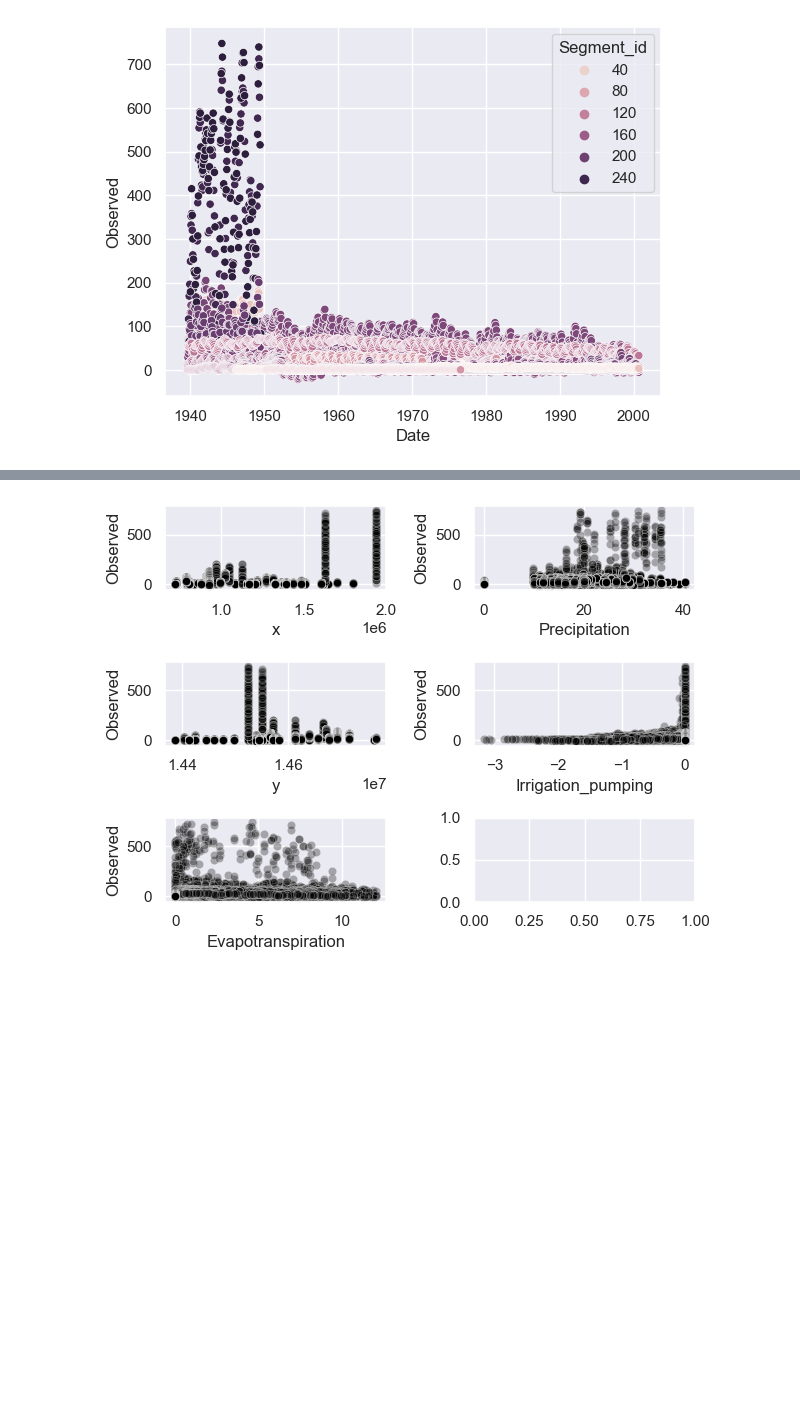
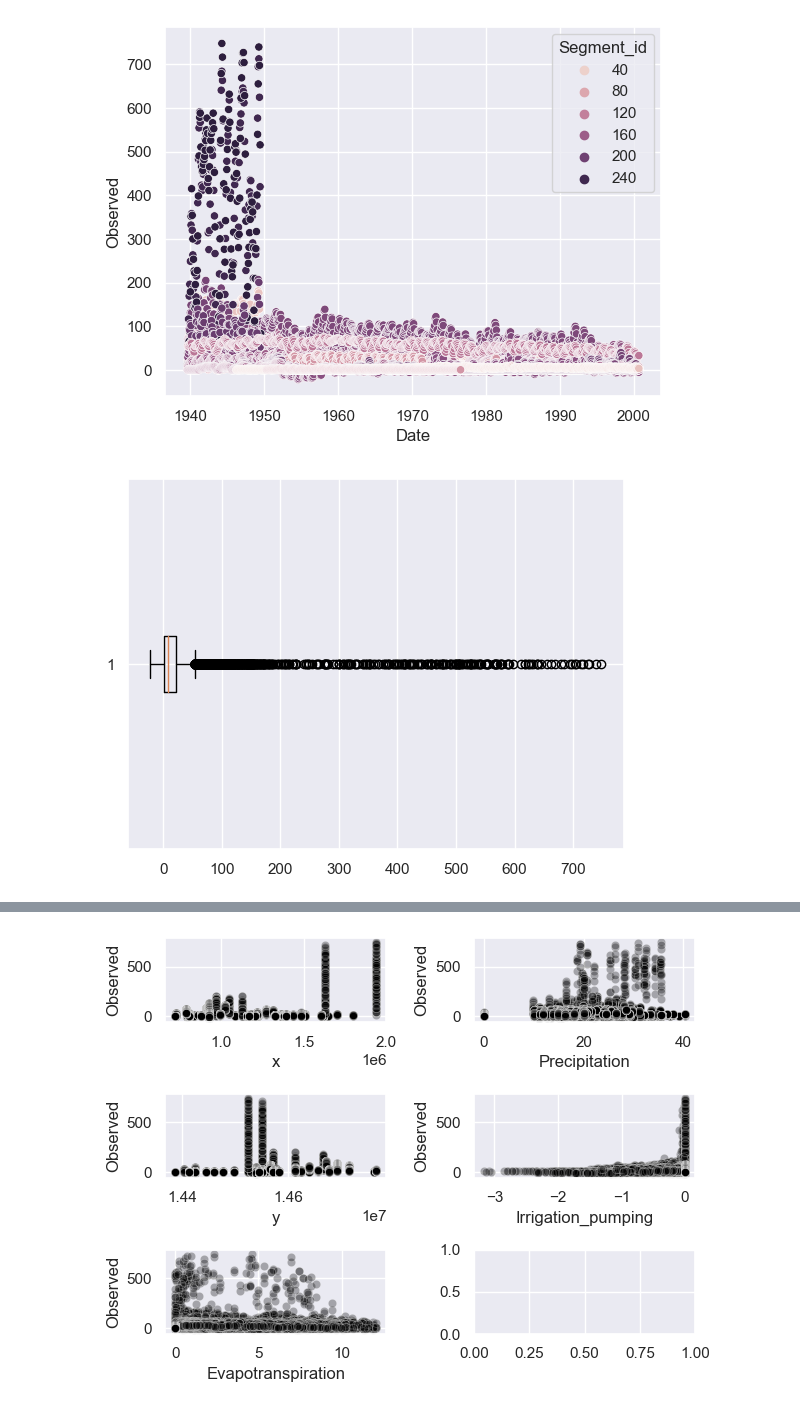
Before and after one commit to sethbeckett/cs6830_project6, a Jupyter notebook: project6.ipynb, the cells around one changed output, grey strips where cells are left out. Cells and saved outputs as stored; diff of their text form; code cells hidden in the pictures; blank space fills up the shorter version.

Commit message:
realized I should've taken out the outliers

```diff
--- a/project6.ipynb
+++ b/project6.ipynb
@@ -48,3 +48,9 @@ sns.scatterplot(hydro, x='Date', y='Observed', hue='Segment_id')
 # %% [output]
 <AxesSubplot: xlabel='Date', ylabel='Observed'>
 [figure]
+# %%
+# look at outliers
+plt.boxplot(hydro["Observed"], vert=False)
+plt.show()
+# %% [output]
+[figure, added]
```
Also changed, not shown: parts of 20 cells of this notebook.
